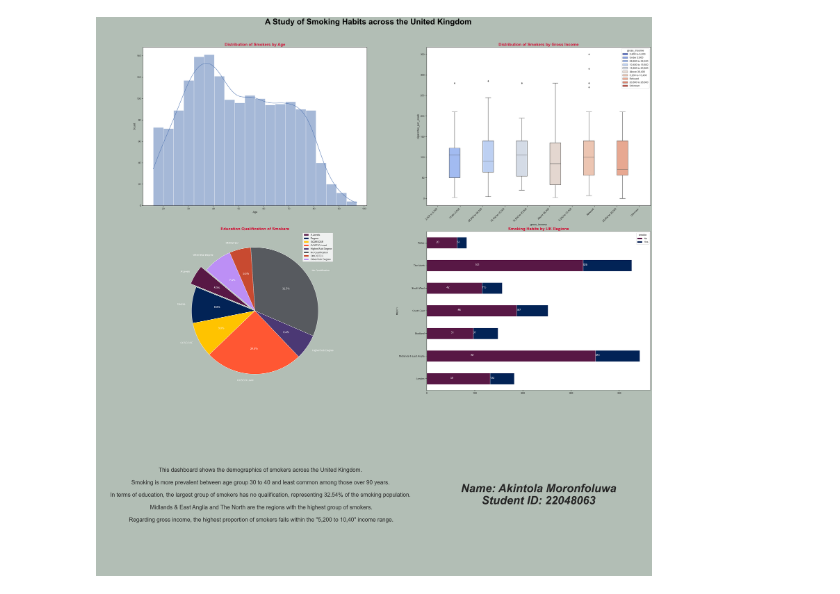
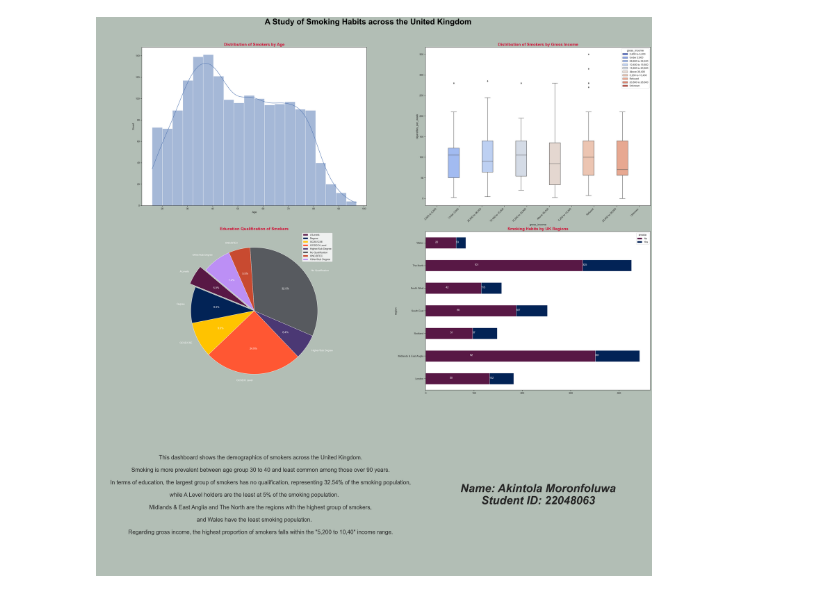
Before and after one commit to Foluwa/7PAM2004_assigment_infographics, a Jupyter notebook: 22048063.ipynb, the cells around one changed output. Drawn from its saved outputs; the diff is of its cells as text; code cells hidden in the pictures.

```diff
--- a/22048063.ipynb
+++ b/22048063.ipynb
@@ -80,13 +80,15 @@ def plot_horizontal_bar(df, ax):
 
 def chart_desc(ax):
     """ Explanation of chart """
-    # Define the text to be displayed
+
     description = (
         """
-        This dashboard shows the demographics of smokers across the United Kingdom. \n
-        Smoking is more prevalent between age group 30 to 40 and least common among those over 90 years. \n
-        In terms of education, the largest group of smokers has no qualification, representing 32.54% of the smoking population. \n
-        Midlands & East Anglia and The North are the regions with the highest group of smokers.\n
+        This dashboard shows the demographics of smokers across the United Kingdom.\n
+        Smoking is more prevalent between age group 30 to 40 and least common among those over 90 years.\n
+        In terms of education, the largest group of smokers has no qualification, representing 32.54% of the smoking population,
+        \n while A Level holders are the least at 5% of the smoking population. \n
+        Midlands & East Anglia and The North are the regions with the highest group of smokers,
+        \nand Wales have the least smoking population.\n
         Regarding gross income, the highest proportion of smokers falls within the "5,200 to 10,40" income range.
         """
     )
@@ -153,31 +155,31 @@ if __name__ == "__main__":
     ax6 = fig.add_subplot(gs[2, 1])
 
     # Plot charts in order
     plot_distribution(df, ax1)
     plot_box_plot(df, ax2)
     plot_pie_chart(df, ax3)
     plot_horizontal_bar(df, ax4)
     chart_desc(ax5)
     student_details(ax6)
 
     # Set titles for each chart
     ax1.set_title('Distribution of Smokers by Age', **subtitle_params)
     ax2.set_title('Distribution of Smokers by Gross Income', **subtitle_params)
     ax3.set_title('Education Qualification of Smokers',**subtitle_params)
     ax4.set_title('Smoking Habits by UK Regions', **subtitle_params)
 
     #  Adjust layout
     plt.tight_layout()
 
     plt.subplots_adjust(top=0.93)
 
     # Set a title for the entire figure
     fig.suptitle('A Study of Smoking Habits across the United Kingdom', **title_params)
 
     # Set the background color
     fig.set_facecolor('#B2BEB5')
 
     # Save infographics Visualisation in PNG format, 300 dpi
     fig.savefig('22048063.png', format='png', dpi=300)
 # %% [output]
-[figure, old version]
+[figure, new version]
```
Also changed, not shown: 2 other files.
